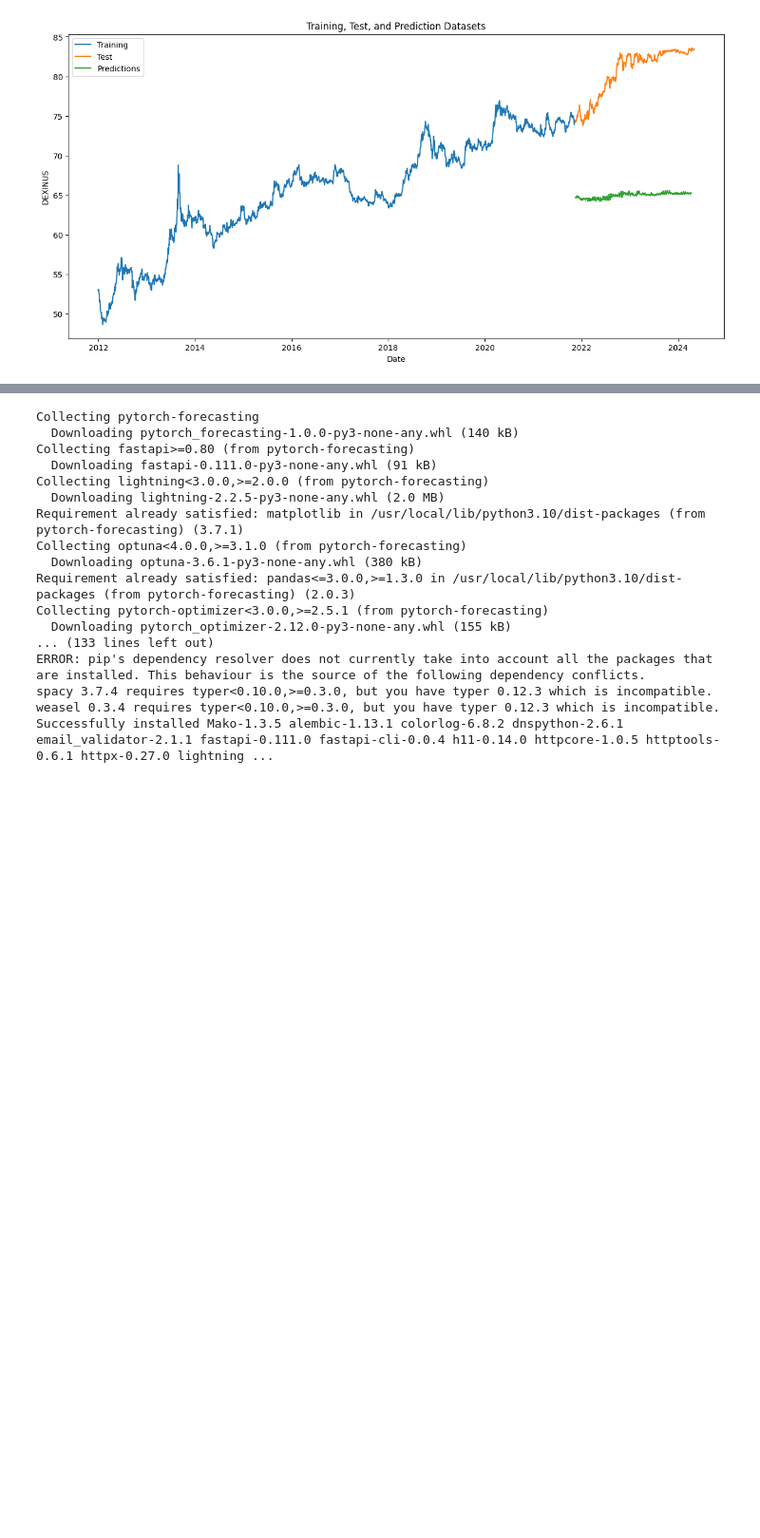
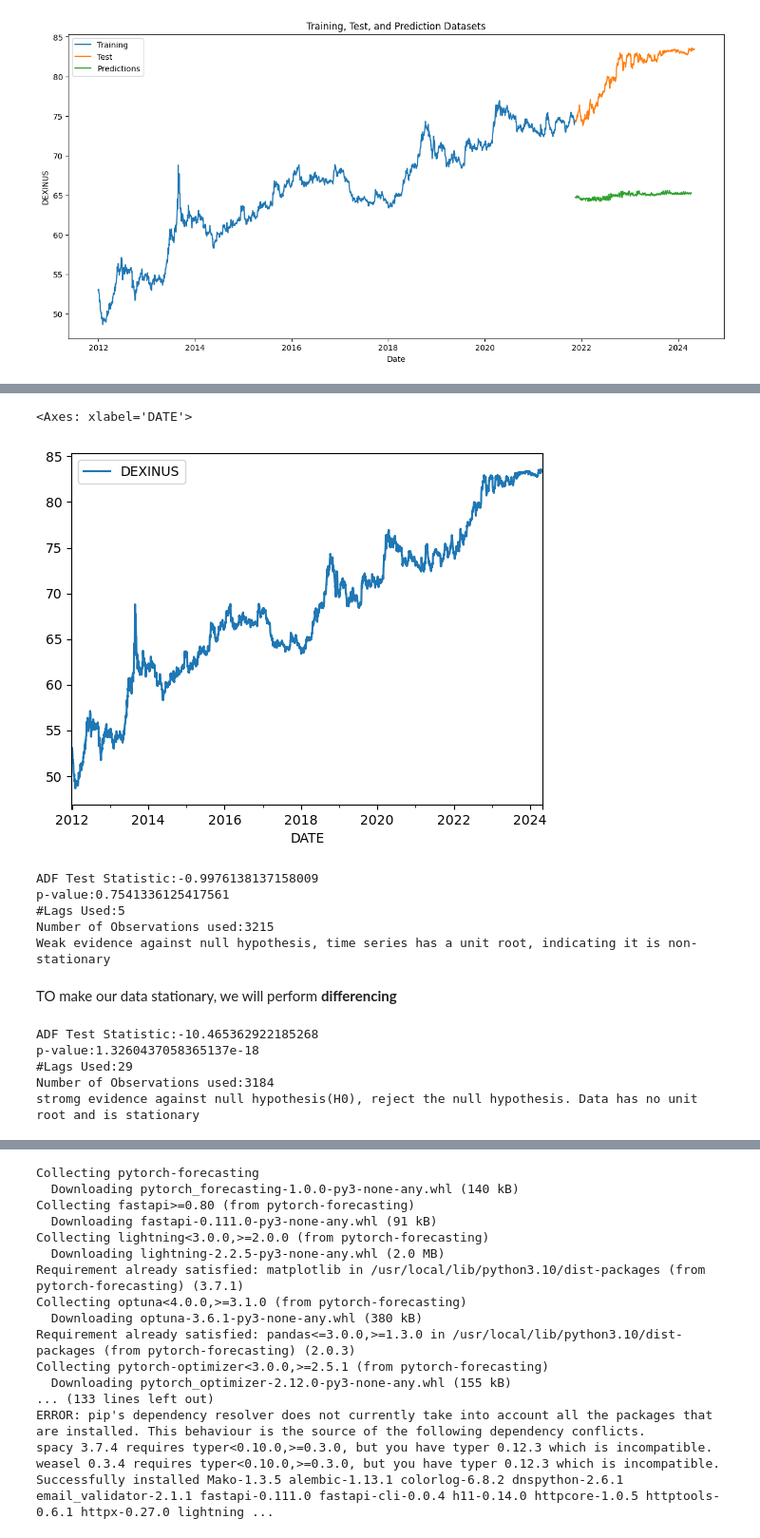
Before and after one commit to psycoplankton/Rupee-vs-Dollar-Time-Series-Forecasting, a Jupyter notebook: Time_Series_prediction_with_LSTM_N_BEATS_and_Autoformer_.ipynb, the cells around one changed output, grey strips where cells are left out. Shown at 95% size. Cells and saved outputs as stored; diff of their text form; code cells hidden in the pictures; blank space fills up the shorter version.

```diff
--- a/Time_Series_prediction_with_LSTM_N_BEATS_and_Autoformer_.ipynb
+++ b/Time_Series_prediction_with_LSTM_N_BEATS_and_Autoformer_.ipynb
@@ -1,6 +1,6 @@
 # %%
 import pandas as pd
-data = pd.read_csv('/content/DEXINUS.csv')
+data = pd.read_csv(r'C:\Users\vansh\AI and ML reading material\Transformer Based Time Series Analysis\DEXINUS.csv')
 data.head(), type(data)
 # %% [output]
 (         DATE  DEXINUS
@@ -591,0 +623,4 @@ plt.show()
+# %%
+data['DATE'] = pd.to_datetime(data['DATE'])
+data.set_index(keys='DATE', inplace = True)
+data
@@ -591,0 +650,38 @@ plt.show()
+# %%
+data.plot()
+# %% [output]
+<Axes: xlabel='DATE'>
+[figure, added]
+# %%
+# Test for Stationarity
+from statsmodels.tsa.stattools import adfuller
+
+def adfuller_test(timeseries):
+
+    test_results = adfuller(timeseries)
+    labels = ['ADF Test Statistic', 'p-value', '#Lags Used', 'Number of Observations used']
+    for value, label in zip(test_results, labels):
+        print(label + ':' + str(value))
+    if test_results[1] <= 0.05:
+        print("stromg evidence against null hypothesis(H0), reject the null hypothesis. Data has no unit root and is stationary")
+    else:
+        print("Weak evidence against null hypothesis, time series has a unit root, indicating it is non-stationary")
+
+adfuller_test(data['DEXINUS'])
+# %% [output]
+ADF Test Statistic:-0.9976138137158009
+p-value:0.7541336125417561
+#Lags Used:5
+Number of Observations used:3215
+Weak evidence against null hypothesis, time series has a unit root, indicating it is non-stationary
+# %% [markdown]
+TO make our data stationary, we will perform **differencing**
+# %%
+data['Seasonal_first_difference'] = data['DEXINUS'] - data["DEXINUS"].shift(7)
+adfuller_test(data['Seasonal_first_difference'].dropna())
+# %% [output]
+ADF Test Statistic:-10.465362922185268
+p-value:1.3260437058365137e-18
+#Lags Used:29
+Number of Observations used:3184
+stromg evidence against null hypothesis(H0), reject the null hypothesis. Data has no unit root and is stationary
```
Also changed, not shown: parts of 26 cells of this notebook.
